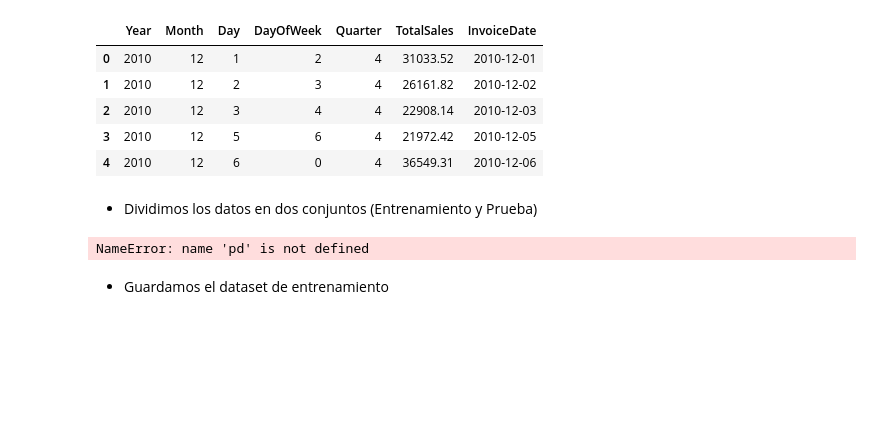
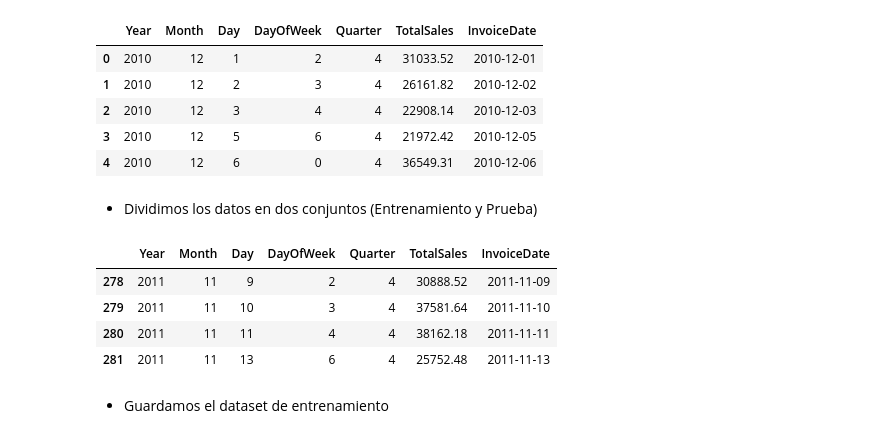
Before and after one commit to Proyecto-IA-y-BD/Proyecto-IA-BD, a Jupyter notebook: regression/notebooks/data_processing/clean_data.ipynb, the cells around one changed output. Drawn from its saved outputs; the diff is of its cells as text; code cells hidden in the pictures; blank space fills up the shorter version.

```diff
--- a/regression/notebooks/data_processing/clean_data.ipynb
+++ b/regression/notebooks/data_processing/clean_data.ipynb
@@ -149,12 +149,16 @@ df.head()
 # %%
 limit_date = pd.to_datetime("11/08/2011 00:00", format="%m/%d/%Y %H:%M")
 
 df_prediction = df[df['InvoiceDate'] > limit_date]
 df = df[df['InvoiceDate'] <= limit_date]
 
-df_prediction
+df_prediction.head(4)
 # %% [output]
-NameError: name 'pd' is not defined
+|  | Year | Month | Day | DayOfWeek | Quarter | TotalSales | InvoiceDate |
+| 278 | 2011 | 11 | 9 | 2 | 4 | 30888.52 | 2011-11-09 |
+| 279 | 2011 | 11 | 10 | 3 | 4 | 37581.64 | 2011-11-10 |
+| 280 | 2011 | 11 | 11 | 4 | 4 | 38162.18 | 2011-11-11 |
+| 281 | 2011 | 11 | 13 | 6 | 4 | 25752.48 | 2011-11-13 |
 # %% [markdown]
 - Guardamos el dataset de entrenamiento
 # %%
```
Also changed, not shown: 3 other files.
